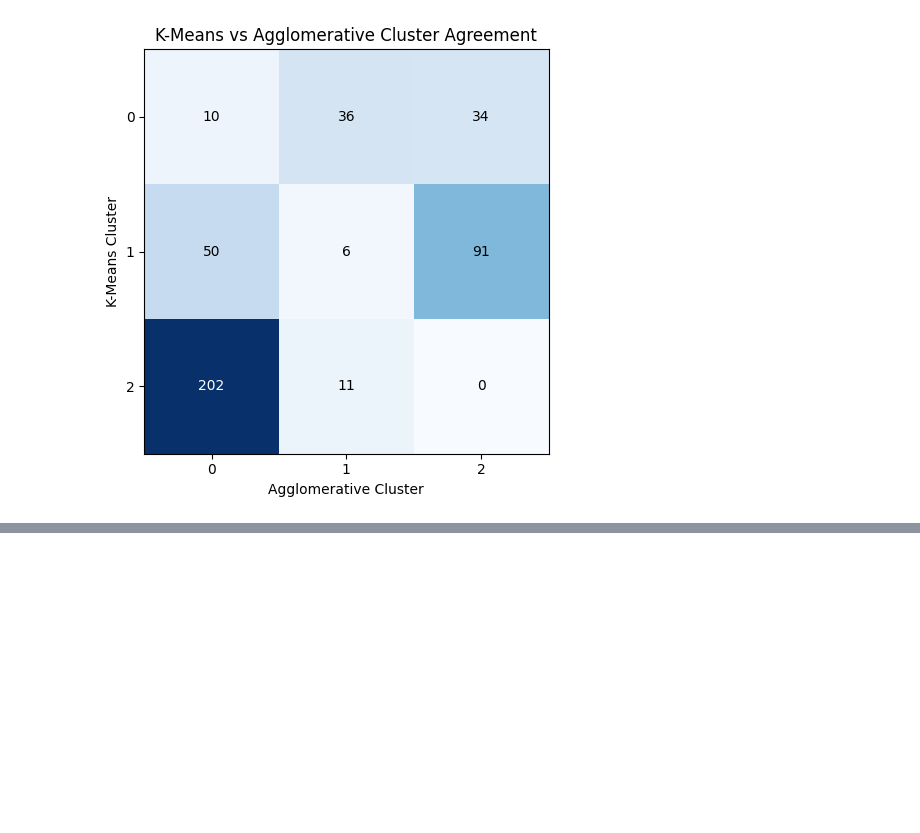
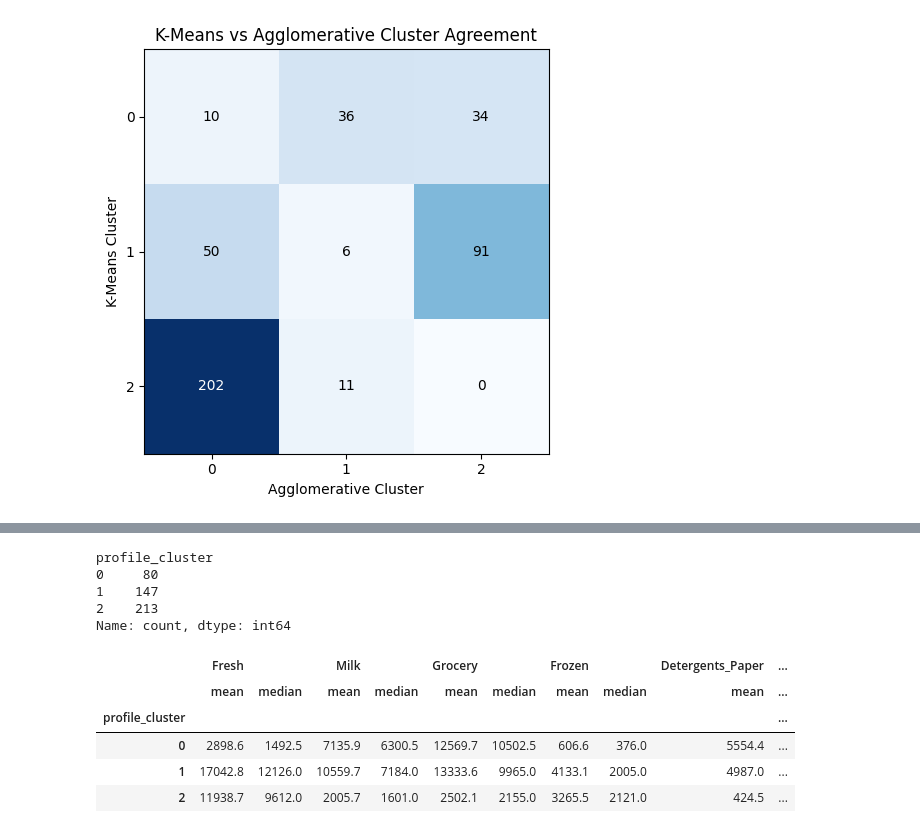
Before and after one commit to darshansuresh006-dev/wholesale-customer-segmentation, a Jupyter notebook: notebooks/03_customer_segmentation.ipynb, the cells around one changed output, grey strips where cells are left out. Drawn from its saved outputs; the diff is of its cells as text; code cells hidden in the pictures; blank space fills up the shorter version.

```diff
--- a/notebooks/03_customer_segmentation.ipynb
+++ b/notebooks/03_customer_segmentation.ipynb
@@ -248,0 +285,20 @@ plt.show()
+# %%
+df['profile_cluster'] = kmeans_labels
+
+counts = df['profile_cluster'].value_counts().sort_index()
+print(counts)
+
+profile = df.groupby('profile_cluster')[SPENDING_COLS].agg(['mean', 'median']).round(1)
+profile
+# %% [output]
+profile_cluster
+0     80
+1    147
+2    213
+Name: count, dtype: int64
+|  | Fresh |  | Milk |  | Grocery |  | Frozen |  | Detergents_Paper | ... |
+|  | mean | median | mean | median | mean | median | mean | median | mean | ... |
+| profile_cluster |  |  |  |  |  |  |  |  |  | ... |
+| 0 | 2898.6 | 1492.5 | 7135.9 | 6300.5 | 12569.7 | 10502.5 | 606.6 | 376.0 | 5554.4 | ... |
+| 1 | 17042.8 | 12126.0 | 10559.7 | 7184.0 | 13333.6 | 9965.0 | 4133.1 | 2005.0 | 4987.0 | ... |
+| 2 | 11938.7 | 9612.0 | 2005.7 | 1601.0 | 2502.1 | 2155.0 | 3265.5 | 2121.0 | 424.5 | ... |
```
Also changed, not shown: parts of 3 cells of this notebook, 1 other file.
